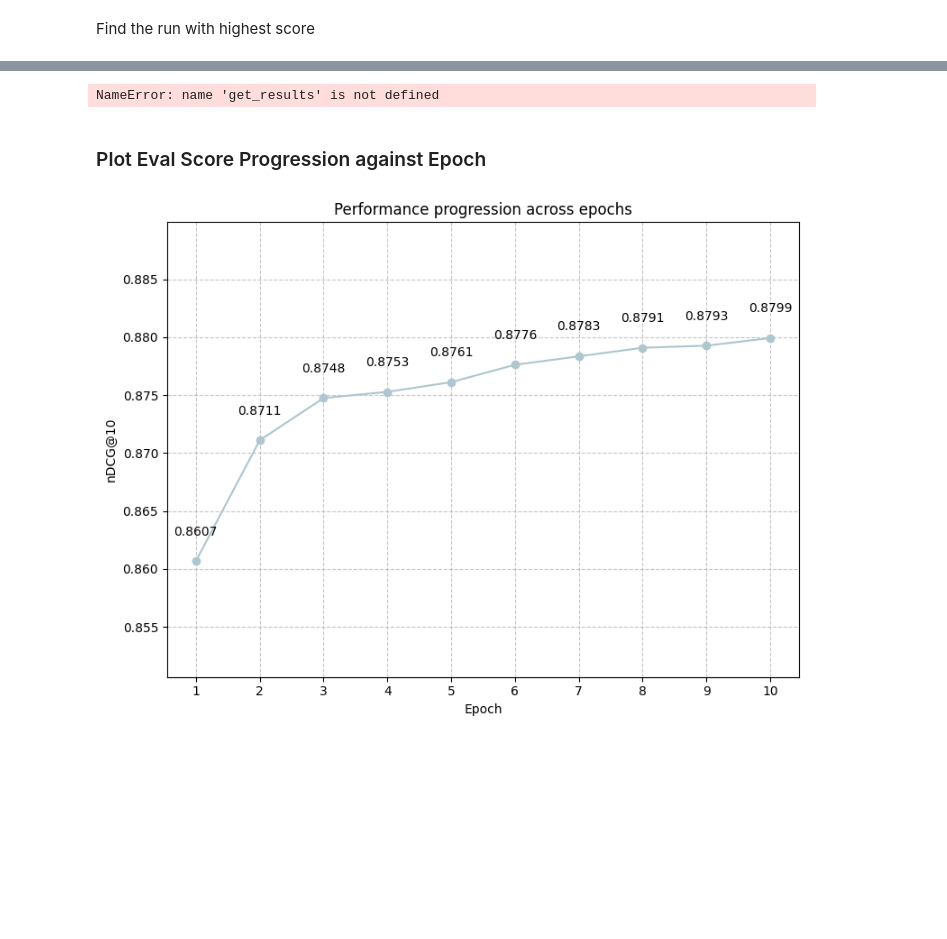
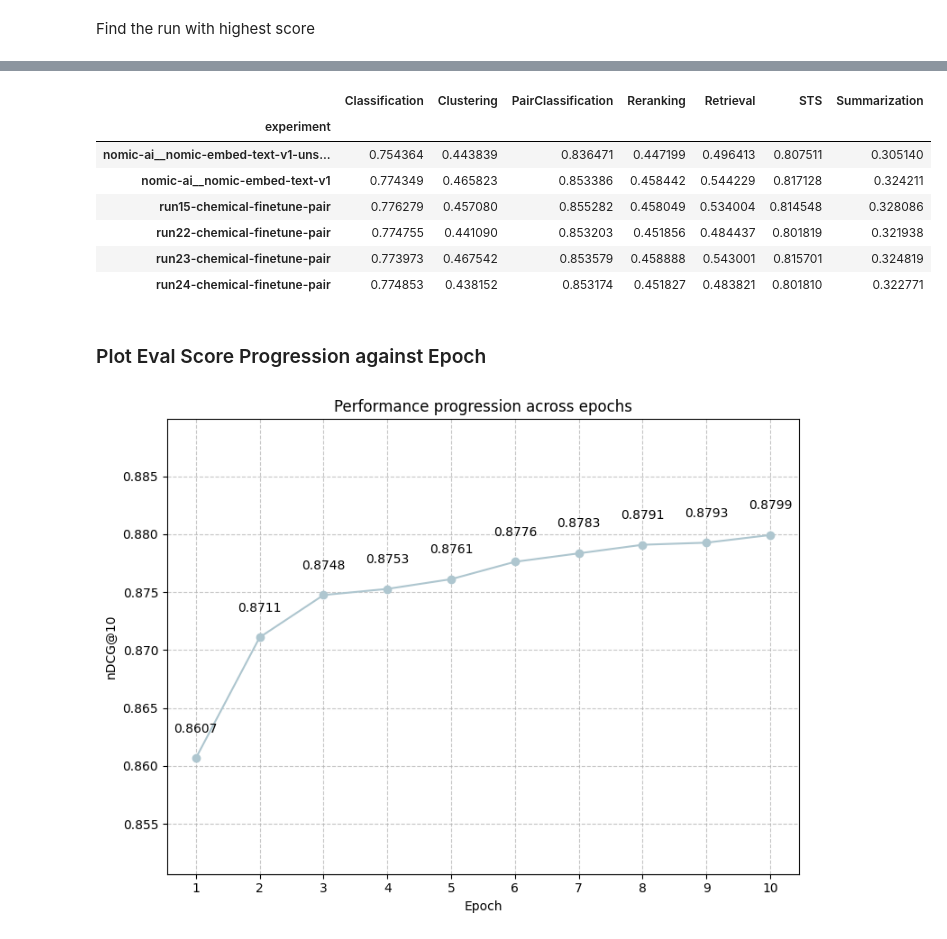
Before and after one commit to HSILA/ChEmbed-Results, a Jupyter notebook: results.ipynb, the cells around one changed output, grey strips where cells are left out. Cells and saved outputs as stored; diff of their text form; code cells hidden in the pictures; blank space fills up the shorter version.

```diff
--- a/results.ipynb
+++ b/results.ipynb
@@ -393,4 +367,0 @@ def together(results, skip=None, match_tasks=False):
-# %%
-together("mteb/with/")
-# %% [output]
-NameError: name 'get_results' is not defined
@@ -399,3 +368,14 @@ together("mteb/without/")
+# %%
+best_run_mean_task_type('mteb-v2', 'epoch', filter_runs=FILTER)
+# %% [output]
+|  | Classification | Clustering | PairClassification | Reranking | Retrieval | STS | Summarization |
+| experiment |  |  |  |  |  |  |  |
+| nomic-ai__nomic-embed-text-v1-uns... | 0.754364 | 0.443839 | 0.836471 | 0.447199 | 0.496413 | 0.807511 | 0.305140 |
+| nomic-ai__nomic-embed-text-v1 | 0.774349 | 0.465823 | 0.853386 | 0.458442 | 0.544229 | 0.817128 | 0.324211 |
+| run15-chemical-finetune-pair | 0.776279 | 0.457080 | 0.855282 | 0.458049 | 0.534004 | 0.814548 | 0.328086 |
+| run22-chemical-finetune-pair | 0.774755 | 0.441090 | 0.853203 | 0.451856 | 0.484437 | 0.801819 | 0.321938 |
+| run23-chemical-finetune-pair | 0.773973 | 0.467542 | 0.853579 | 0.458888 | 0.543001 | 0.815701 | 0.324819 |
+| run24-chemical-finetune-pair | 0.774853 | 0.438152 | 0.853174 | 0.451827 | 0.483821 | 0.801810 | 0.322771 |
 # %% [markdown]
 ### Plot Eval Score Progression against Epoch
 # %%
```
Also changed, not shown: parts of 26 cells of this notebook, 1 other file.
